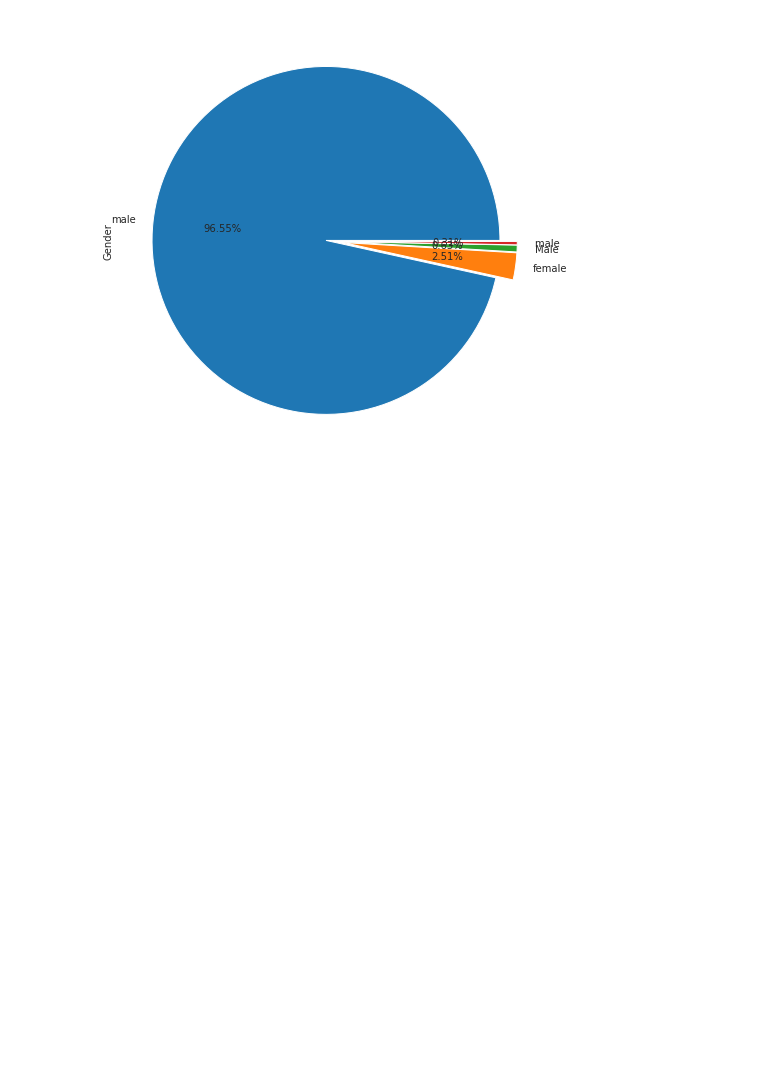
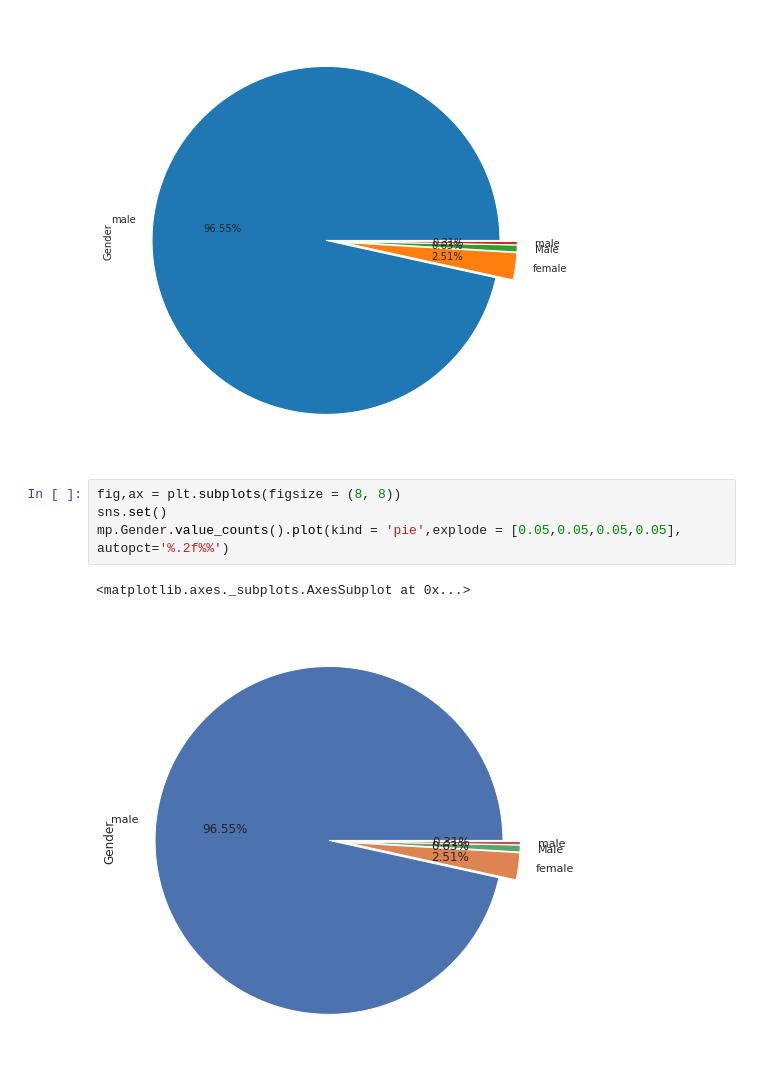
Before and after one commit to godwinnwalozie/Monkeypox-Outbreak-Year-2022-Data-Analysis, a Jupyter notebook: monkey_pox.ipynb, the cells around one changed output. Cells and saved outputs as stored; diff of their text form; blank space fills up the shorter version.

```diff
--- a/monkey_pox.ipynb
+++ b/monkey_pox.ipynb
@@ -158,3 +158,10 @@ mp.Gender.value_counts().plot(kind ='pie', explode = [0.05,0.05,0.05,0.05], auto
 # %% [output]
 <matplotlib.axes._subplots.AxesSubplot at 0x...>
 [figure]
+# %%
+fig,ax = plt.subplots(figsize = (8, 8))
+sns.set()
+mp.Gender.value_counts().plot(kind = 'pie',explode = [0.05,0.05,0.05,0.05], autopct='%.2f%%')
+# %% [output]
+<matplotlib.axes._subplots.AxesSubplot at 0x...>
+[figure, added]
```
Also changed, not shown: parts of 8 cells of this notebook.
